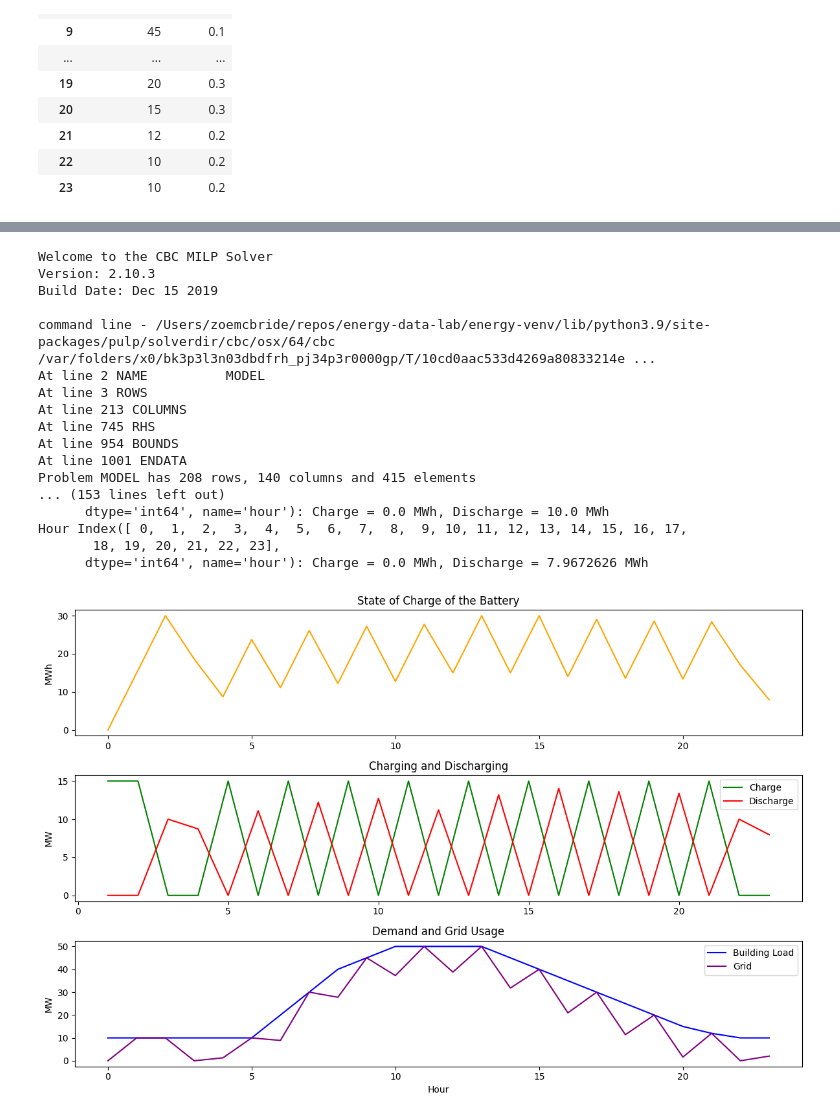
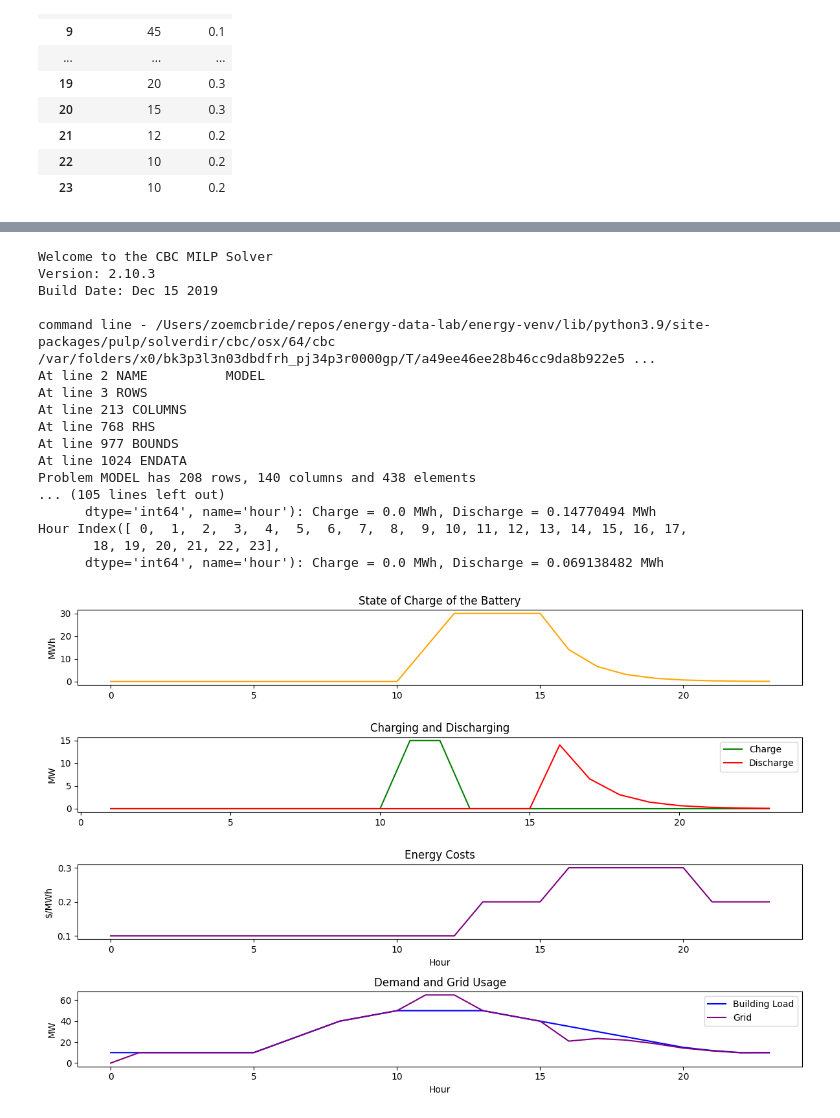
Before and after one commit to zoemcbride/energy-data-lab, a Jupyter notebook: practice_interview_questions.ipynb, the cells around one changed output, grey strips where cells are left out. Cells and saved outputs as stored; diff of their text form; code cells hidden in the pictures.

Commit message:
update to constraints on LP optimization problem

```diff
--- a/practice_interview_questions.ipynb
+++ b/practice_interview_questions.ipynb
@@ -333,7 +334,7 @@ for t in load_cost.index:
         # Ensure building demand is met
         model += discharge[t] + grid[t] >= load_cost.demand_mw[t]
         # Define grid, ensure it cannot go negative
-        model += grid[t] == load_cost.demand_mw[t] - discharge[t]
+        model += grid[t] == load_cost.demand_mw[t] - discharge[t] + charge[t]
         model += grid[t] >= 0
         # Ensure battery can't charge and discharge simultaneously
         model += is_charging[t] + is_discharging[t] <= 1
@@ -349,19 +350,19 @@ Welcome to the CBC MILP Solver
 Version: 2.10.3
 Build Date: Dec 15 2019
 
-command line - /Users/zoemcbride/repos/energy-data-lab/energy-venv/lib/python3.9/site-packages/pulp/solverdir/cbc/osx/64/cbc /var/folders/x0/bk3p3l3n03dbdfrh_pj34p3r0000gp/T/10cd0aac533d4269a80833214e ...
+command line - /Users/zoemcbride/repos/energy-data-lab/energy-venv/lib/python3.9/site-packages/pulp/solverdir/cbc/osx/64/cbc /var/folders/x0/bk3p3l3n03dbdfrh_pj34p3r0000gp/T/a49ee46ee28b46cc9da8b922e5 ...
 At line 2 NAME          MODEL
 At line 3 ROWS
 At line 213 COLUMNS
-At line 745 RHS
-At line 954 BOUNDS
-At line 1001 ENDATA
-Problem MODEL has 208 rows, 140 columns and 415 elements
-... (153 lines left out)
-      dtype='int64', name='hour'): Charge = 0.0 MWh, Discharge = 10.0 MWh
+At line 768 RHS
+At line 977 BOUNDS
+At line 1024 ENDATA
+Problem MODEL has 208 rows, 140 columns and 438 elements
+... (105 lines left out)
+      dtype='int64', name='hour'): Charge = 0.0 MWh, Discharge = 0.14770494 MWh
 Hour Index([ 0,  1,  2,  3,  4,  5,  6,  7,  8,  9, 10, 11, 12, 13, 14, 15, 16, 17,
        18, 19, 20, 21, 22, 23],
-      dtype='int64', name='hour'): Charge = 0.0 MWh, Discharge = 7.9672626 MWh
+      dtype='int64', name='hour'): Charge = 0.0 MWh, Discharge = 0.069138482 MWh
 # %%
 
 # Extracting results from the PuLP model
@@ -371,35 +372,42 @@ results = {
     'Discharge': [discharge[t].varValue for t in load_cost.index],
     'SOC': [soc[t].varValue for t in load_cost.index],
     'Grid': [grid[t].varValue for t in load_cost.index],
-    'Demand': load_cost['demand_mw']
+    'Demand': load_cost['demand_mw'],
+    'Cost': load_cost['cost_mw']
 }
 
 results_df = pd.DataFrame(results).set_index('Hour')
 # %%
 # Plotting
 plt.figure(figsize=(12, 8))
 
-plt.subplot(3, 1, 1)
+plt.subplot(4, 1, 1)
 plt.plot(results_df.index, results_df['SOC'], label='State of Charge', color='orange')
 plt.ylabel('MWh')
 plt.title('State of Charge of the Battery')
 
-plt.subplot(3, 1, 2)
+plt.subplot(4, 1, 2)
 plt.plot(results_df.index, results_df['Charge'], label='Charge', color='green')
 plt.plot(results_df.index, results_df['Discharge'], label='Discharge', color='red')
 plt.ylabel('MW')
 plt.legend()
 plt.title('Charging and Discharging')
 
-plt.subplot(3, 1, 3)
+plt.subplot(4, 1, 3)
+plt.plot(results_df.index, results_df['Cost'], label='Energy Costs', color='purple')
+plt.xlabel('Hour')
+plt.ylabel('$/MWh')
+plt.title('Energy Costs')
+
+plt.subplot(4, 1, 4)
 plt.plot(results_df.index, results_df['Demand'], label='Building Load', color='blue')
 plt.plot(results_df.index, results_df['Grid'], label='Grid', color='purple')
 plt.xlabel('Hour')
 plt.ylabel('MW')
 plt.title('Demand and Grid Usage')
 
 plt.legend()
 plt.tight_layout()
 plt.show()
 # %% [output]
-[figure, old version]
+[figure, new version]
```
Also changed, not shown: parts of 6 cells of this notebook.
